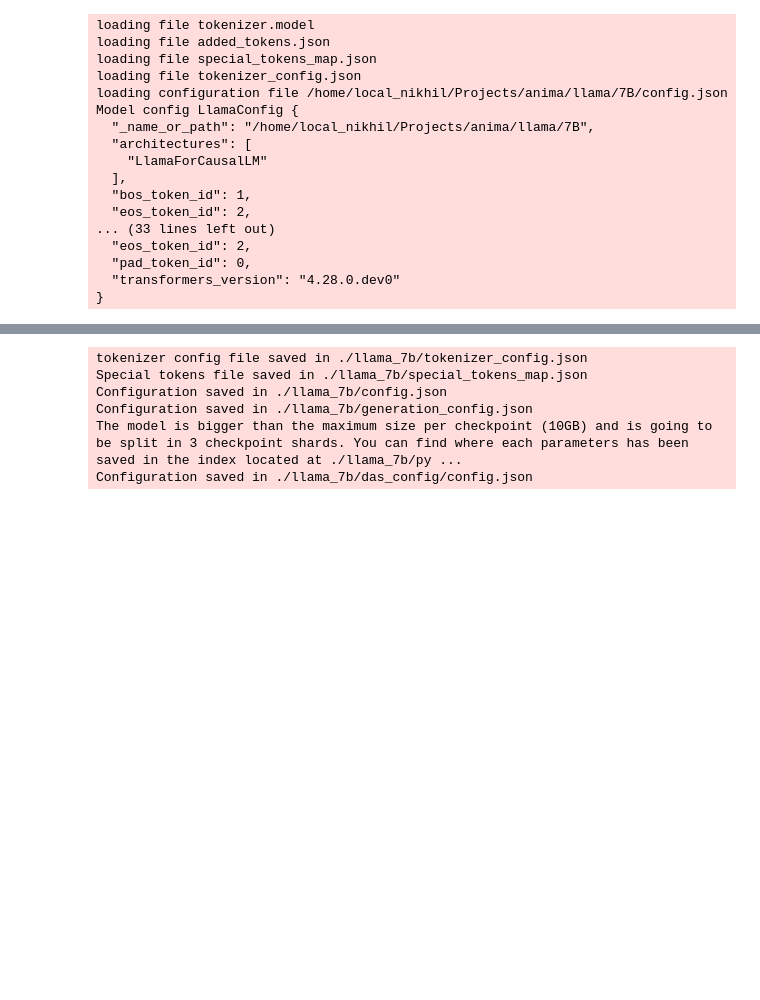
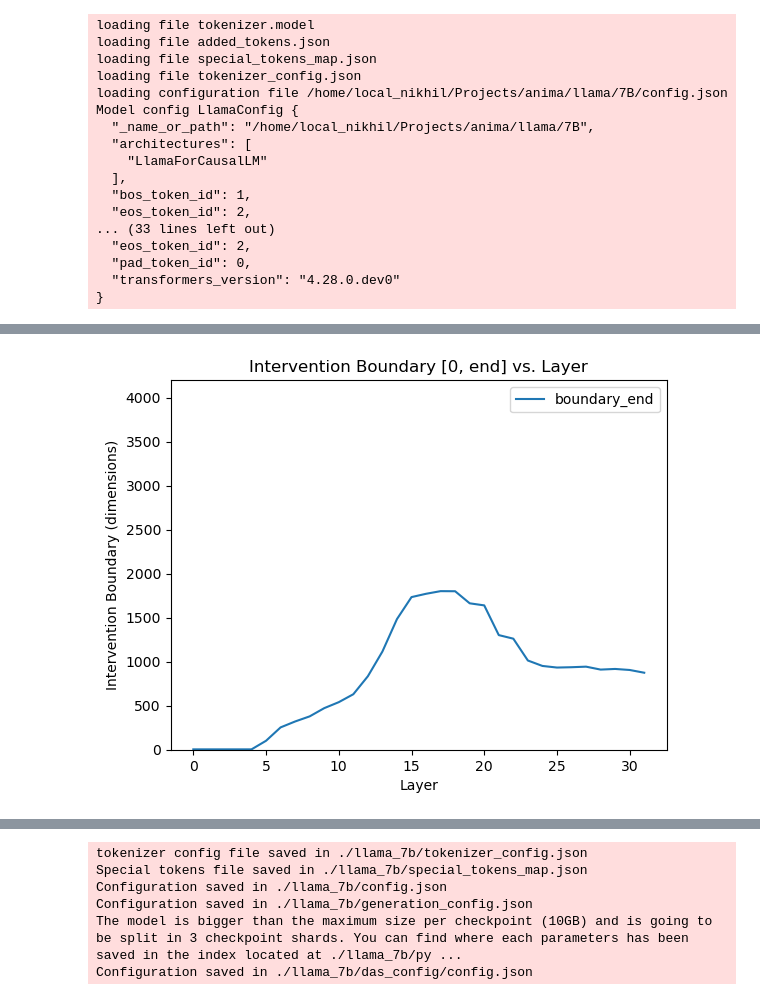
Before and after one commit to Nix07/finetuning, a Jupyter notebook: tutorial.ipynb, the cells around one changed output, grey strips where cells are left out. Cells and saved outputs as stored; diff of their text form; code cells hidden in the pictures; blank space fills up the shorter version.

```diff
--- a/tutorial.ipynb
+++ b/tutorial.ipynb
@@ -78,0 +240,13 @@ Model config LlamaConfig {
+# %%
+# Plot final boundary end for each layer
+fig, ax1 = plt.subplots()
+ax1.plot(final_boundary, label='boundary_end')
+ax1.set_xlabel('Layer')
+ax1.set_ylabel('Intervention Boundary (dimensions)')
+ax1.set_title(f'Intervention Boundary [0, end] vs. Layer')
+ax1.set_ylim([0, 4200])
+ax1.legend()
+# plt.show()
+plt.savefig(f"result_plots/intervention_boundary_object_fetcher/final_boundary_across_layers.png")
+# %% [output]
+[figure, added]
```
Also changed, not shown: parts of 31 cells of this notebook, 35 other files.
